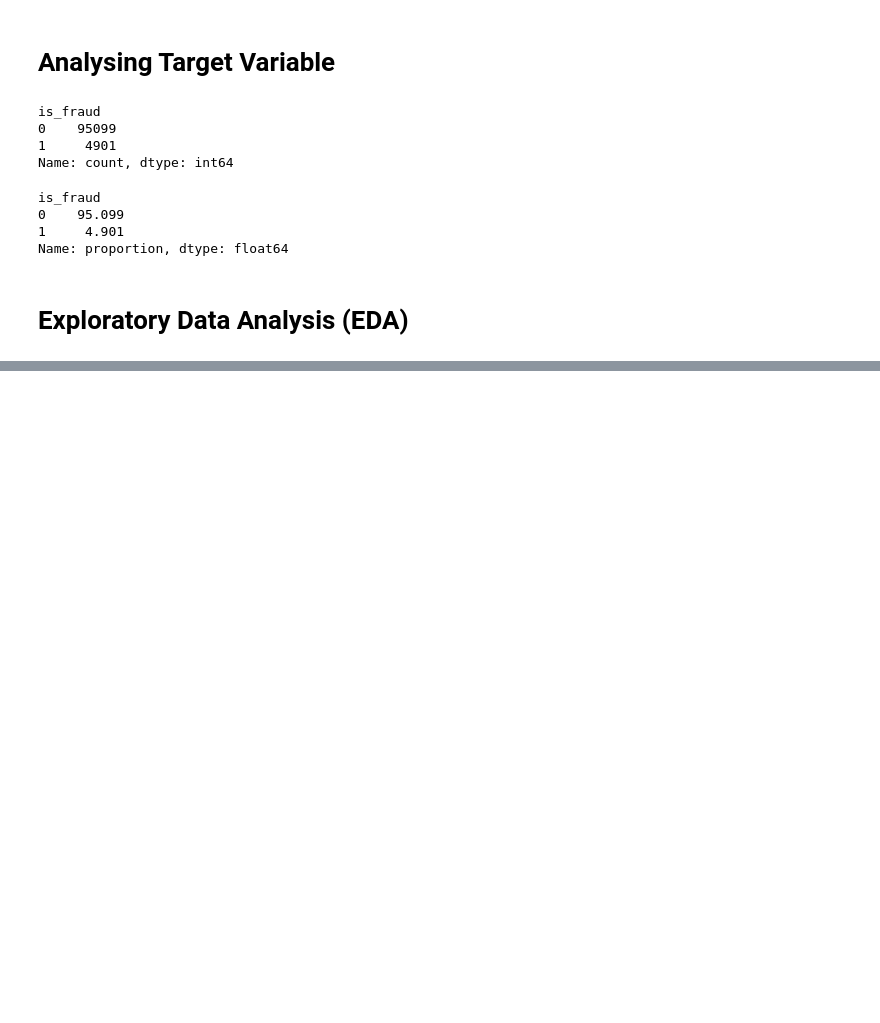
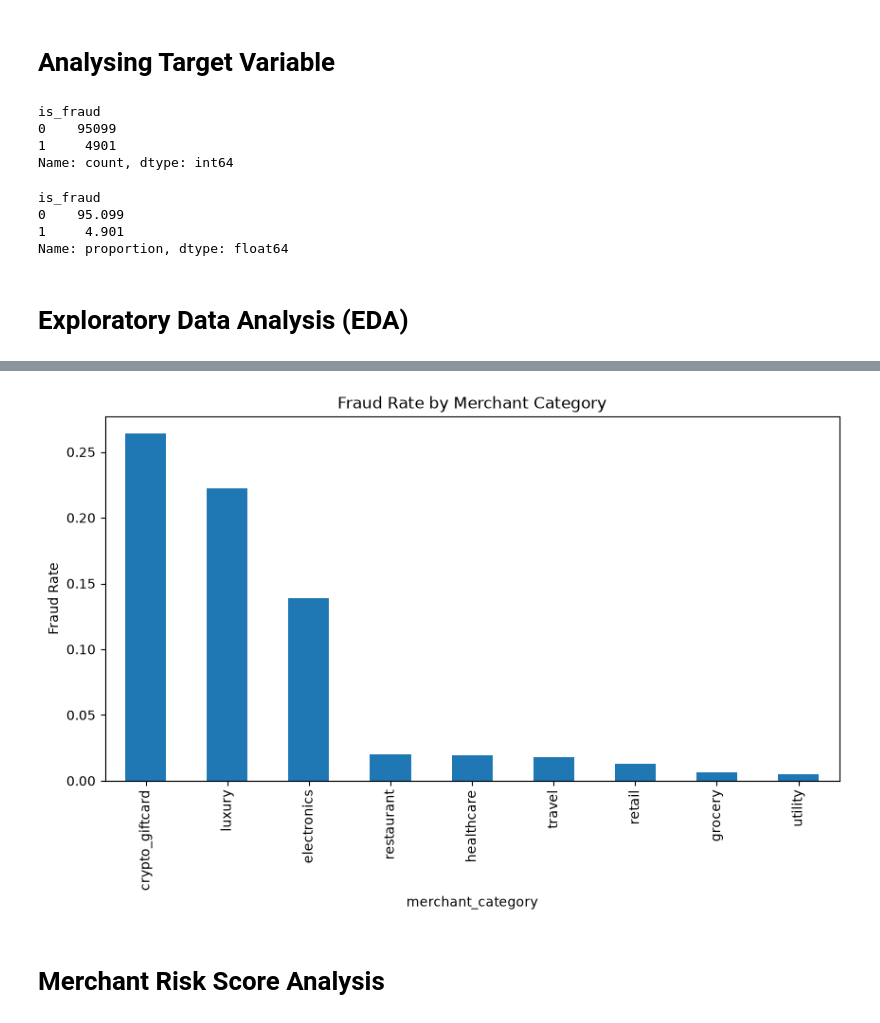
Before and after one commit to sba25078/Sba25078-Capstone-Project-for-Strategic-Thinking--2026, a Jupyter notebook: CA2 EDA and Data Preparation.ipynb, the cells around one changed output, grey strips where cells are left out. Drawn from its saved outputs; the diff is of its cells as text; code cells hidden in the pictures; blank space fills up the shorter version.

```diff
--- a/CA2 EDA and Data Preparation.ipynb
+++ b/CA2 EDA and Data Preparation.ipynb
@@ -381,0 +394,4 @@ plt.show()
+# %%
+merchant_fraud = pd.crosstab(df['merchant_category'],df['is_fraud'],normalize='index')
+
+merchant_fraud
@@ -381,0 +410,12 @@ plt.show()
+# %%
+merchant_fraud[1].sort_values(ascending=False).plot(kind='bar',figsize=(10,5))
+
+plt.title('Fraud Rate by Merchant Category')
+
+plt.ylabel('Fraud Rate')
+
+plt.show()
+# %% [output]
+[figure, added]
+# %% [markdown]
+# Merchant Risk Score Analysis
```
Also changed, not shown: parts of 46 cells of this notebook.
